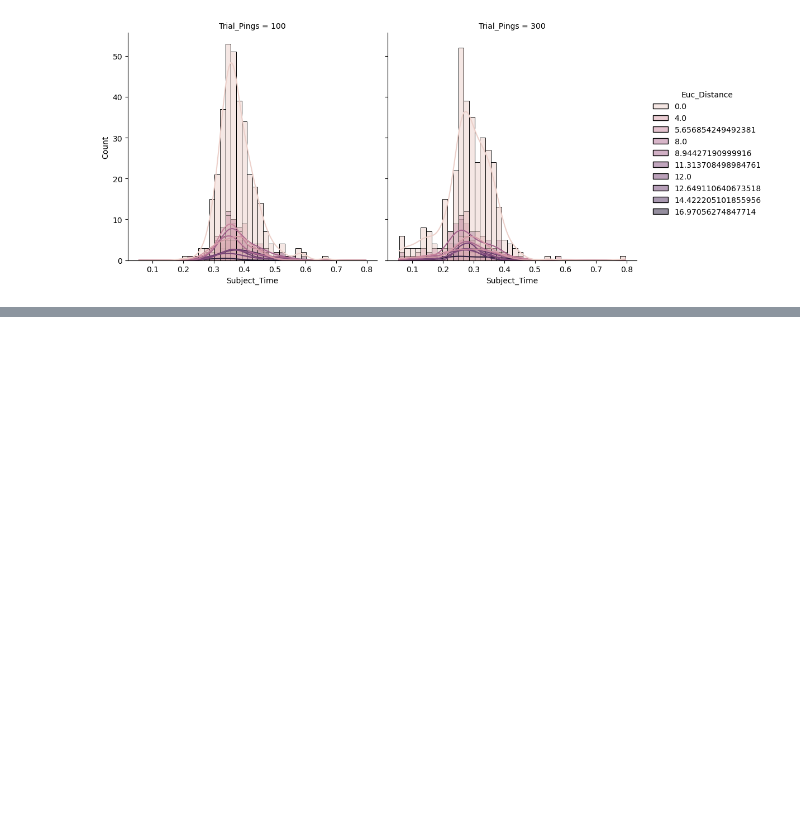
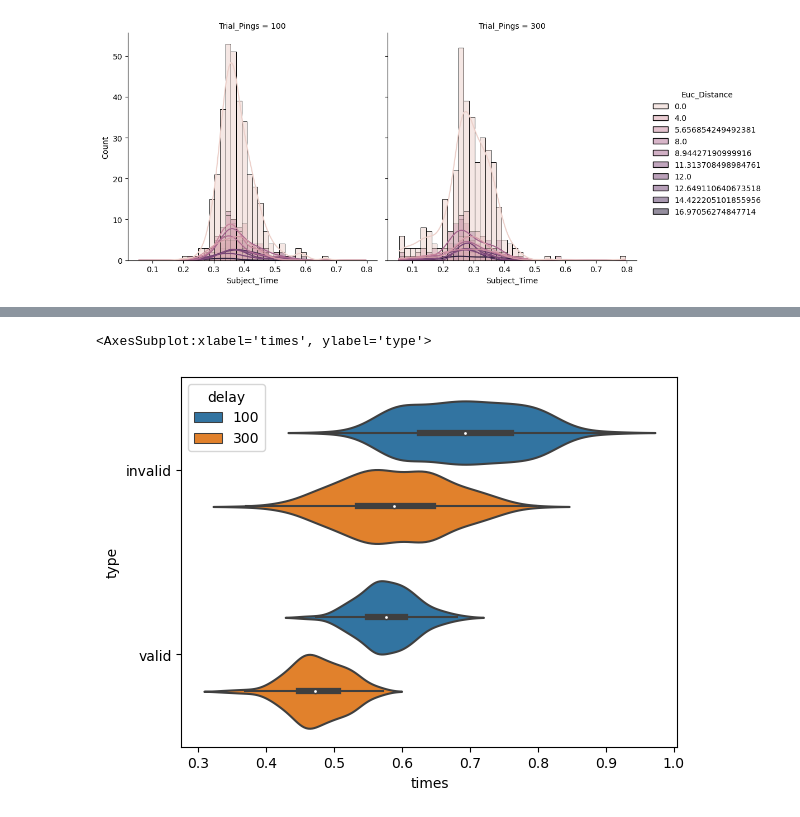
Before and after one commit to kadirberatyildirim/Neuroscience-Projects, a Jupyter notebook: attention_project/analysis.ipynb, the cells around one changed output, grey strips where cells are left out. Saved outputs shown, nothing was run; the diff lists cells and outputs as text; code cells hidden in the pictures; blank space fills up the shorter version.

```diff
--- a/attention_project/analysis.ipynb
+++ b/attention_project/analysis.ipynb
@@ -192,0 +224,5 @@ df.to_csv('KBY_nogrid_1input_10-Nov-2022 13:10:44_session_data.csv')
+# %%
+sns.violinplot(data = df, x = 'times', y = 'type', hue = 'delay')
+# %% [output]
+<AxesSubplot:xlabel='times', ylabel='type'>
+[figure, added]
```
Also changed, not shown: parts of 28 cells of this notebook, 1 other file.
